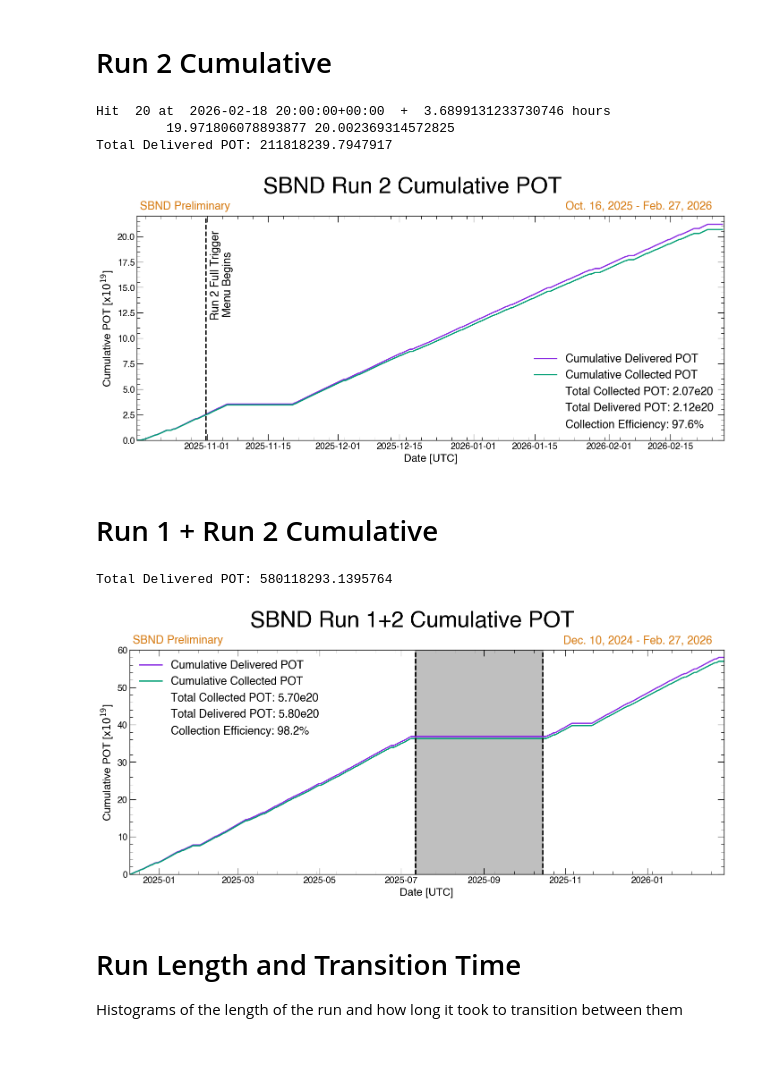
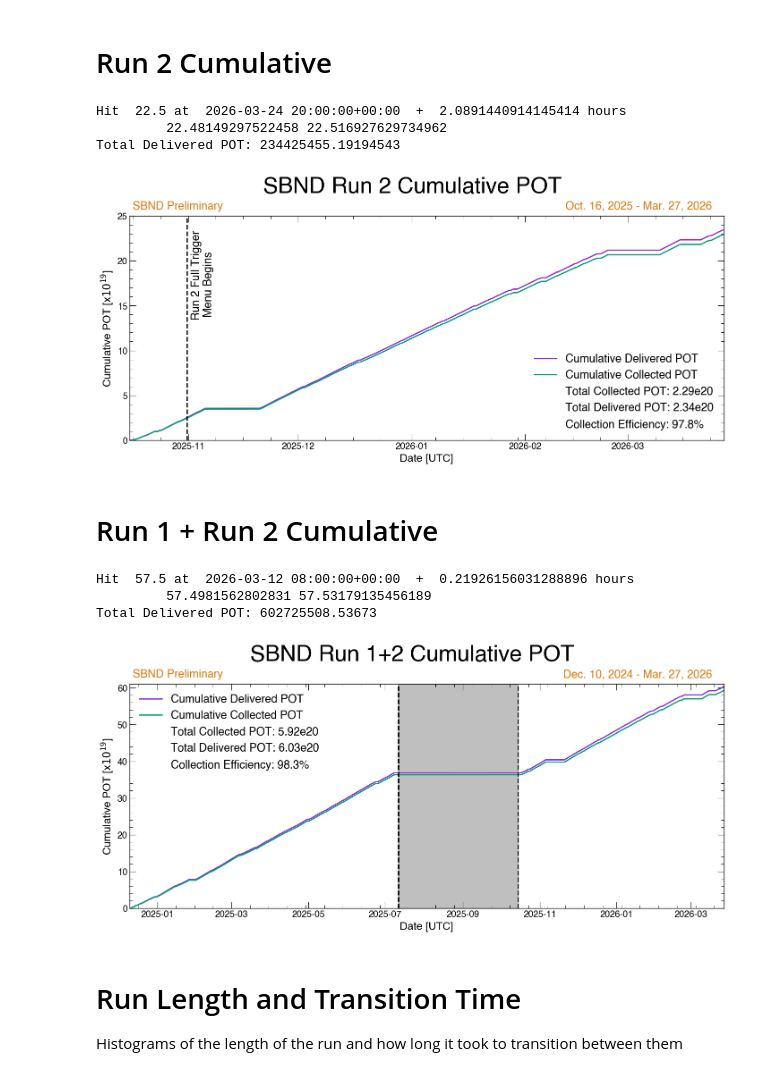
Before and after one commit to dalagero/SBND-RunCo, a Jupyter notebook: pot/sbnd_pot.ipynb, the cells around one changed output. Saved outputs shown, nothing was run; the diff lists cells and outputs as text; code cells hidden in the pictures.

```diff
--- a/pot/sbnd_pot.ipynb
+++ b/pot/sbnd_pot.ipynb
@@ -228,7 +228,7 @@ diff = livetime_df['end'] - livetime_df['start']
 centers = livetime_df['start'] + diff / 2
 
 # Print the times of hitting key values
-pot_of_interest = 20
+pot_of_interest = 22.5
 collected_pot_sofar = 0 #this is e19
 for i, row in livetime_df.iterrows():
     if(collected_pot_sofar < pot_of_interest):
@@ -247,13 +247,13 @@ ax.plot(centers, np.cumsum(livetime_df['collected_pot'])/1e7, label='Cumulative
 ax.set_xlabel('Date [UTC]')
 ax.set_ylabel('Cumulative POT [x$10^{19}$]')
 ax.set_xlim(datetime(2025, 10, 16, 0, 0, 0, tzinfo=timezone.utc),
-            datetime(2026, 2, 27, 0, 0, 0, tzinfo=ZoneInfo('America/Chicago')))
-ax.set_ylim(0, 22)
+            datetime(2026, 3, 27, 0, 0, 0, tzinfo=ZoneInfo('America/Chicago')))
+ax.set_ylim(0, 25)
 
 # Add a legend, but add statistics showing the total delivered POT,
 # collected POT, and the collection efficiency
 mask = ((livetime_df['start'] >= datetime(2025, 10, 16, 0, 0, 0, tzinfo=timezone.utc))
-        & (livetime_df['end'] <= datetime(2026, 2, 27, 0, 0, 0, tzinfo=ZoneInfo('America/Chicago'))))
+        & (livetime_df['end'] <= datetime(2026, 3, 27, 0, 0, 0, tzinfo=ZoneInfo('America/Chicago'))))
 
 
 h, l = ax.get_legend_handles_labels()
@@ -290,7 +290,7 @@ usex = xrange[0] + 0.025*(xrange[1] - xrange[0]) + hadj*(xrange[1] - xrange[0])
 ax.text(x=usex, y=usey, s=label, fontsize=18, color='#d67a11')
 
 # Opposite the previous label, place the dates
-date_label = 'Oct. 16, 2025 - Feb. 27, 2026'
+date_label = 'Oct. 16, 2025 - Mar. 27, 2026'
 #date_label = 'Dec. 10, 2024 - Jan. 14, 2026'
 ax.text(x=xrange[1] + hadj*(xrange[1] - xrange[0]),
         y=usey, s=date_label, fontsize=18, color='#d67a11', ha='right')
@@ -314,10 +314,10 @@ figure.suptitle('SBND Run 2 Cumulative POT')
 figure.savefig('/Users/odalager/Desktop/SBND/RunCo/pot/livetime_pot_cumulative_run2.png', dpi=1000, bbox_inches='tight')
 figure.savefig('/Users/odalager/Desktop/SBND/RunCo/pot/livetime_pot_cumulative_run2.pdf', dpi=1000, bbox_inches='tight')
 # %% [output]
-Hit  20 at  2026-02-18 20:00:00+00:00  +  3.6899131233730746 hours
-         19.971806078893877 20.002369314572825
-Total Delivered POT: 211818239.7947917
+Hit  22.5 at  2026-03-24 20:00:00+00:00  +  2.0891440914145414 hours
+         22.48149297522458 22.516927629734962
+Total Delivered POT: 234425455.19194543
-[figure, old version]
+[figure, new version]
 # %% [markdown]
 # Run 1 + Run 2 Cumulative
 # %%
@@ -359,13 +359,13 @@ ax.plot(centers, np.cumsum(livetime_df['collected_pot'])/1e7, label='Cumulative
 ax.set_xlabel('Date [UTC]')
 ax.set_ylabel('Cumulative POT [x$10^{19}$]')
 ax.set_xlim(datetime(2024, 12, 10, 0, 0, 0, tzinfo=timezone.utc),
-            datetime(2026, 2, 27, 0, 0, 0, tzinfo=ZoneInfo('America/Chicago')))
-ax.set_ylim(0, 60)
+            datetime(2026, 3, 27, 0, 0, 0, tzinfo=ZoneInfo('America/Chicago')))
+ax.set_ylim(0, 61)
 
 # Add a legend, but add statistics showing the total delivered POT,
 # collected POT, and the collection efficiency
 mask = ((livetime_df['start'] >= datetime(2024, 12, 10, 0, 0, 0, tzinfo=timezone.utc))
-        & (livetime_df['end'] <= datetime(2026, 2, 27, 0, 0, 0, tzinfo=ZoneInfo('America/Chicago'))))
+        & (livetime_df['end'] <= datetime(2026, 3, 27, 0, 0, 0, tzinfo=ZoneInfo('America/Chicago'))))
 
 h, l = ax.get_legend_handles_labels()
 total_delivered_pot = np.sum(livetime_df['delivered_pot'][mask])
@@ -398,36 +398,38 @@ label = 'SBND Preliminary'
 
 yrange = ax.get_ylim()
 usey = yrange[1] + 0.01*(yrange[1] - yrange[0]) + vadj*(yrange[1] - yrange[0])
 xrange = ax.get_xlim()
 usex = xrange[0] + 0.025*(xrange[1] - xrange[0]) + hadj*(xrange[1] - xrange[0])
 ax.text(x=usex, y=usey, s=label, fontsize=18, color='#d67a11')
 
 # Opposite the previous label, place the dates
-date_label = 'Dec. 10, 2024 - Feb. 27, 2026'
+date_label = 'Dec. 10, 2024 - Mar. 27, 2026'
 ax.text(x=xrange[1] + hadj*(xrange[1] - xrange[0]),
         y=usey, s=date_label, fontsize=18, color='#d67a11', ha='right')
 
 logo = mpimg.imread('/Users/odalager/Desktop/SBND/RunCo/pot/sbnd_logo.jpeg')
 im = OffsetImage(logo, zoom=0.5, alpha=0.2)
 
 # create an AnnotationBbox at axes fraction (x=0.5,y=0.5) = the center
 # you can move it to e.g. (0.9,0.1) for bottom-right, etc.
 ab = AnnotationBbox(
     im,
     #(0.12, 0.7),                # x,y in axes fraction
     (0.5, 0.5),
     xycoords='axes fraction',
     frameon=False,             # no border
     pad=0                      # no extra padding
 )
 #ax.add_artist(ab)
 
 figure.suptitle('SBND Run 1+2 Cumulative POT')
 figure.savefig('/Users/odalager/Desktop/SBND/RunCo/pot/livetime_pot_cumulative_run1+2.png', dpi=1000, bbox_inches='tight')
 figure.savefig('/Users/odalager/Desktop/SBND/RunCo/pot/livetime_pot_cumulative_run1+2.pdf', dpi=1000, bbox_inches='tight')
 # %% [output]
-Total Delivered POT: 580118293.1395764
+Hit  57.5 at  2026-03-12 08:00:00+00:00  +  0.21926156031288896 hours
+         57.4981562802831 57.53179135456189
+Total Delivered POT: 602725508.53673
-[figure, old version]
+[figure, new version]
 # %% [markdown]
 # Run Length and Transition Time
 Histograms of the length of the run and how long it took to transition between them
```
Also changed, not shown: parts of 5 cells of this notebook, 6 other files.
